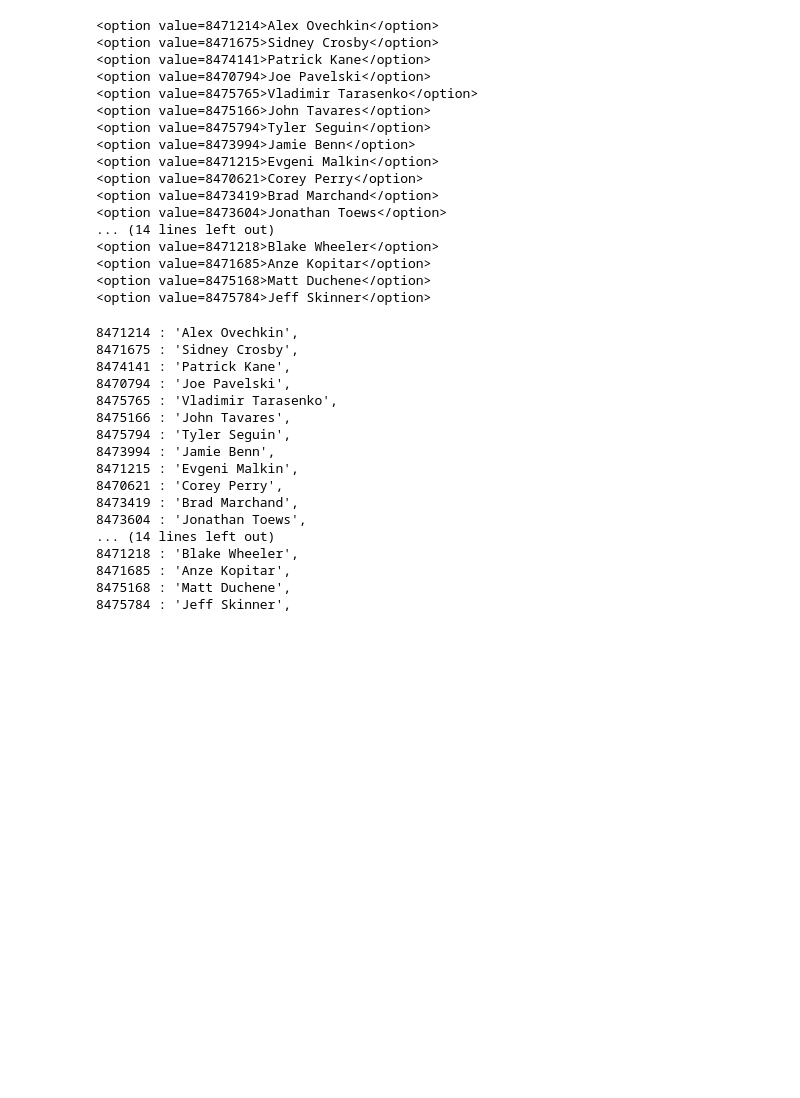
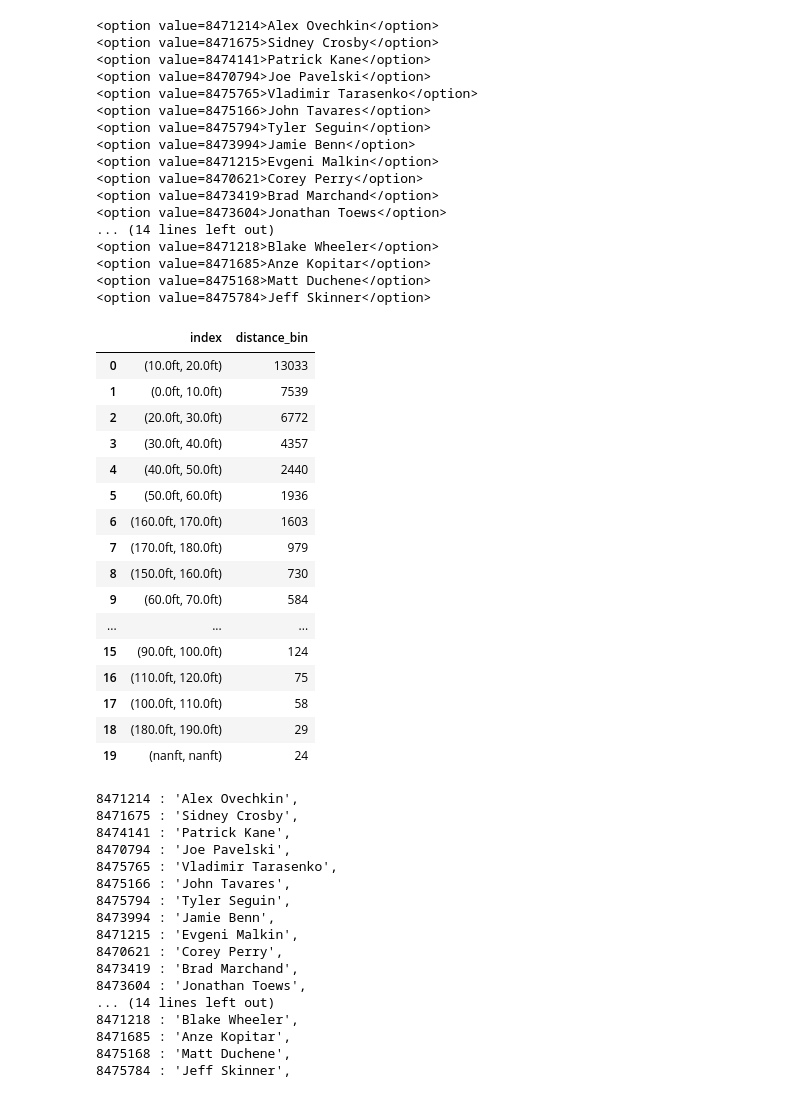
Before and after one commit to lapalap/NHL_Visualization, a Jupyter notebook: Py_data_cooking.ipynb, the cells around one changed output. Saved outputs shown, nothing was run; the diff lists cells and outputs as text; code cells hidden in the pictures; blank space fills up the shorter version.

```diff
--- a/Py_data_cooking.ipynb
+++ b/Py_data_cooking.ipynb
@@ -195,6 +196,26 @@ for i in range(30):
 <option value=8471685>Anze Kopitar</option>
 <option value=8475168>Matt Duchene</option>
 <option value=8475784>Jeff Skinner</option>
+# %%
+pd.value_counts(Goals['distance_bin']).to_frame().reset_index()
+# %% [output]
+|  | index | distance_bin |
+| 0 | (10.0ft, 20.0ft) | 13033 |
+| 1 | (0.0ft, 10.0ft) | 7539 |
+| 2 | (20.0ft, 30.0ft) | 6772 |
+| 3 | (30.0ft, 40.0ft) | 4357 |
+| 4 | (40.0ft, 50.0ft) | 2440 |
+| 5 | (50.0ft, 60.0ft) | 1936 |
+| 6 | (160.0ft, 170.0ft) | 1603 |
+| 7 | (170.0ft, 180.0ft) | 979 |
+| 8 | (150.0ft, 160.0ft) | 730 |
+| 9 | (60.0ft, 70.0ft) | 584 |
+| ... | ... | ... |
+| 15 | (90.0ft, 100.0ft) | 124 |
+| 16 | (110.0ft, 120.0ft) | 75 |
+| 17 | (100.0ft, 110.0ft) | 58 |
+| 18 | (180.0ft, 190.0ft) | 29 |
+| 19 | (nanft, nanft) | 24 |
 # %%
 top_goaliers['fullName'] = top_goaliers['firstName']+ ' ' +top_goaliers['lastName']
 top_goaliers[['player_id', 'fullName']].to_csv('data/Players/players.csv')
```
Also changed, not shown: parts of 4 cells of this notebook, 53 other files.
